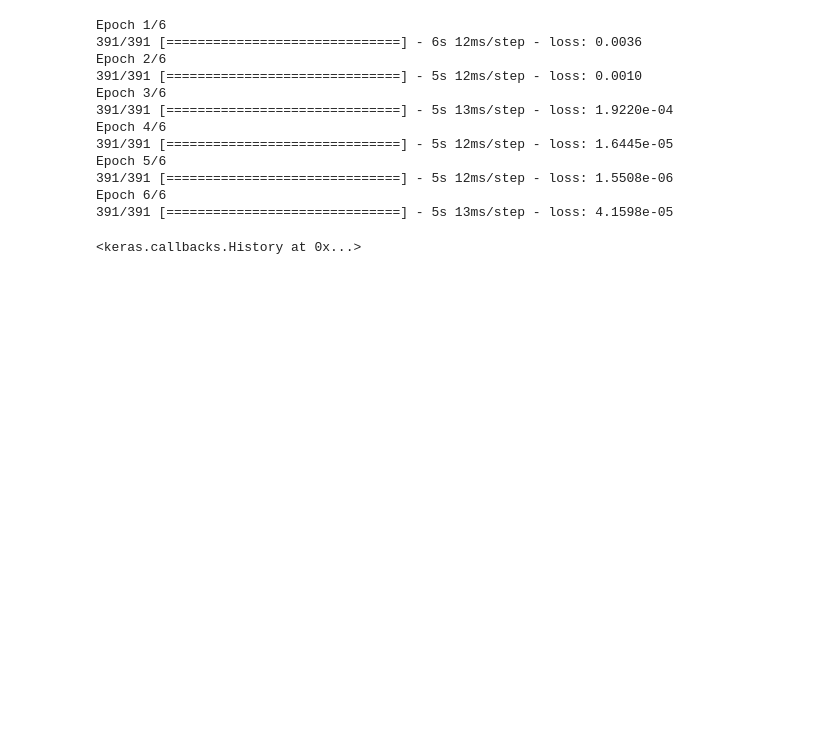
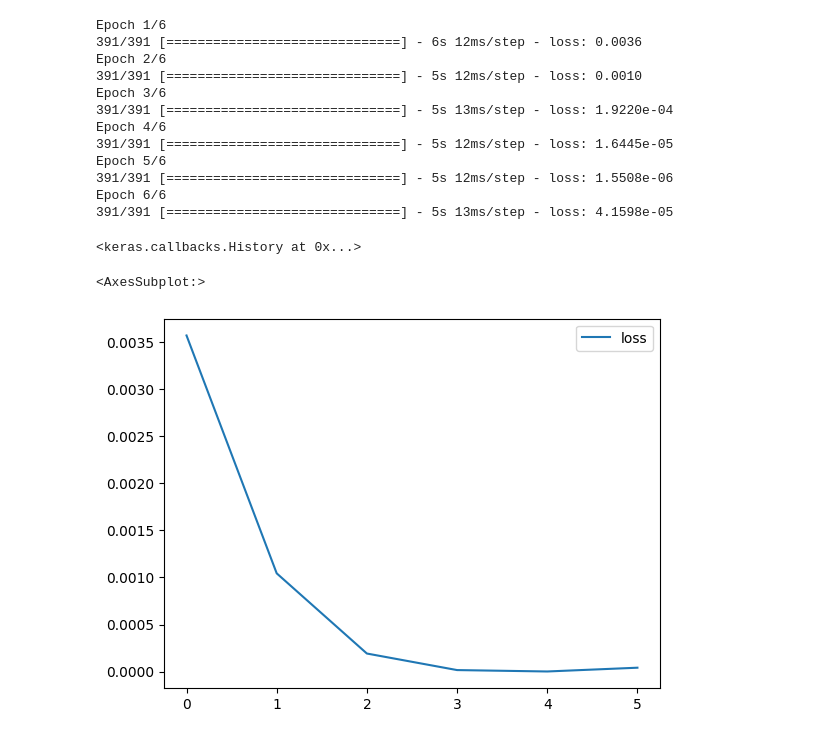
Before and after one commit to dancanyego/Deep-Learning-and-Neural-nets, a Jupyter notebook: RNN/sine wave.ipynb, the cells around one changed output. Saved outputs shown, nothing was run; the diff lists cells and outputs as text; code cells hidden in the pictures; blank space fills up the shorter version.

Commit message:
model creation

```diff
--- a/RNN/sine wave.ipynb
+++ b/RNN/sine wave.ipynb
@@ -194,3 +194,10 @@ Epoch 5/6
 Epoch 6/6
 391/391 [==============================] - 5s 13ms/step - loss: 4.1598e-05
 <keras.callbacks.History at 0x...>
+# %%
+loss = pd.DataFrame(model.history.history)
+# %%
+loss.plot()
+# %% [output]
+<AxesSubplot:>
+[figure, added]
```
Also changed, not shown: parts of 2 cells of this notebook.
